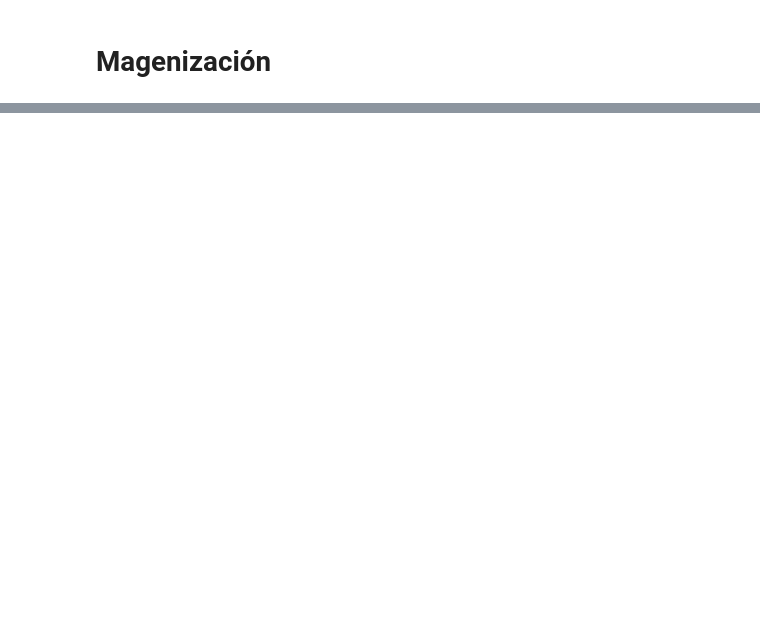
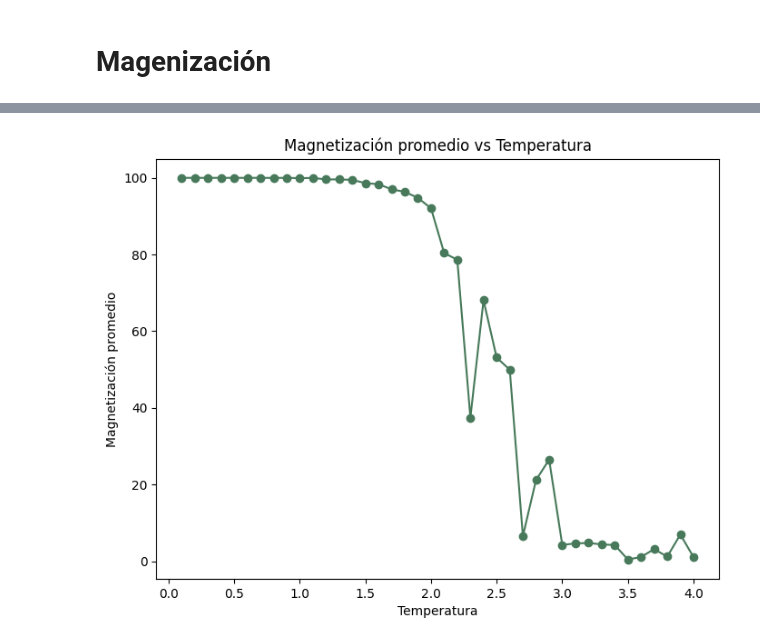
Before and after one commit to JD314/Ising-ML, a Jupyter notebook: Ising/Distribuciones.ipynb, the cells around one changed output, grey strips where cells are left out. Drawn from its saved outputs; the diff is of its cells as text; code cells hidden in the pictures; blank space fills up the shorter version.

```diff
--- a/Ising/Distribuciones.ipynb
+++ b/Ising/Distribuciones.ipynb
@@ -125,0 +164,21 @@ plt.show()
+# %%
+T = np.array(temps, dtype=float)
+folder = './../data/'
+M_mean = []
+
+for file in os.listdir(folder):
+    ising = read_ising_file(folder + file)
+    M_mean.append(np.mean([ising.magnetization(i) for i in range(1, ising.metadata['N'])]))
+
+
+M_mean = np.abs(np.array(M_mean))
+
+plt.figure(figsize=(8, 6))
+plt.plot(T, M_mean, marker='o', linestyle='-', color='#47795a')
+
+plt.xlabel('Temperatura')
+plt.ylabel('Magnetización promedio')
+plt.title('Magnetización promedio vs Temperatura')
+plt.show()
+# %% [output]
+[figure, added]
```
Also changed, not shown: parts of 9 cells of this notebook, 1 other file.
